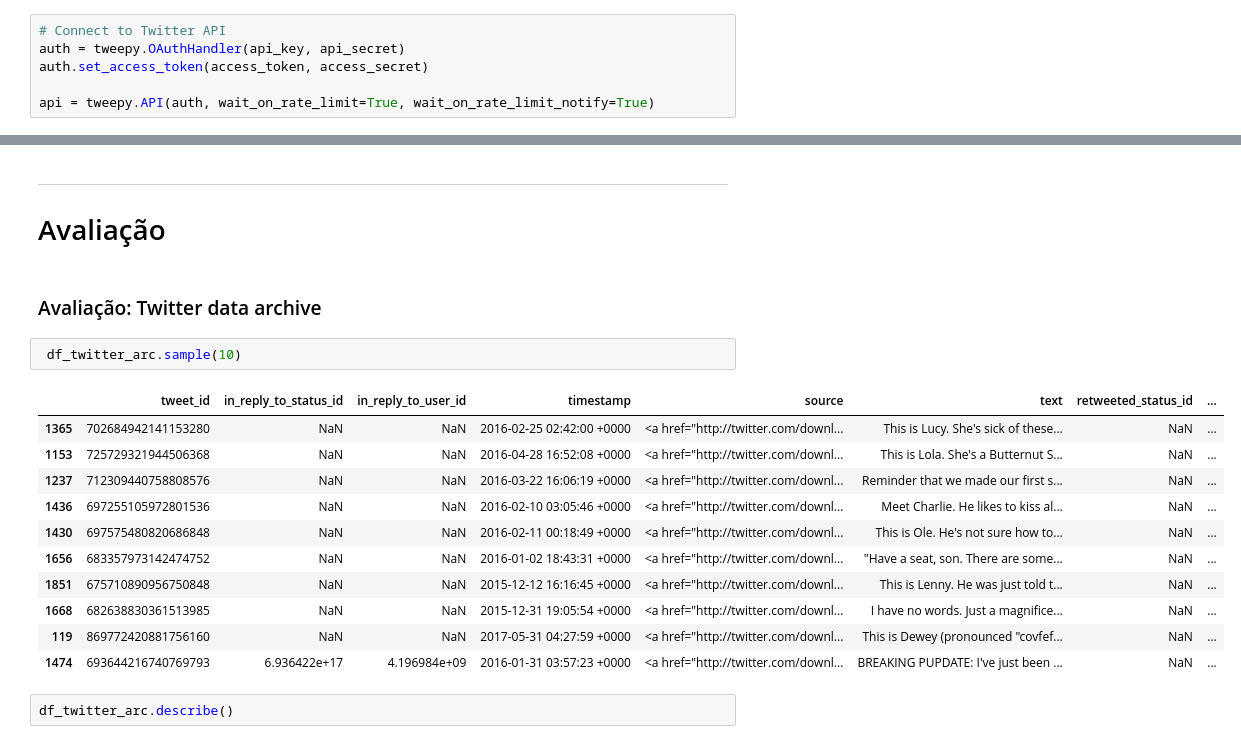
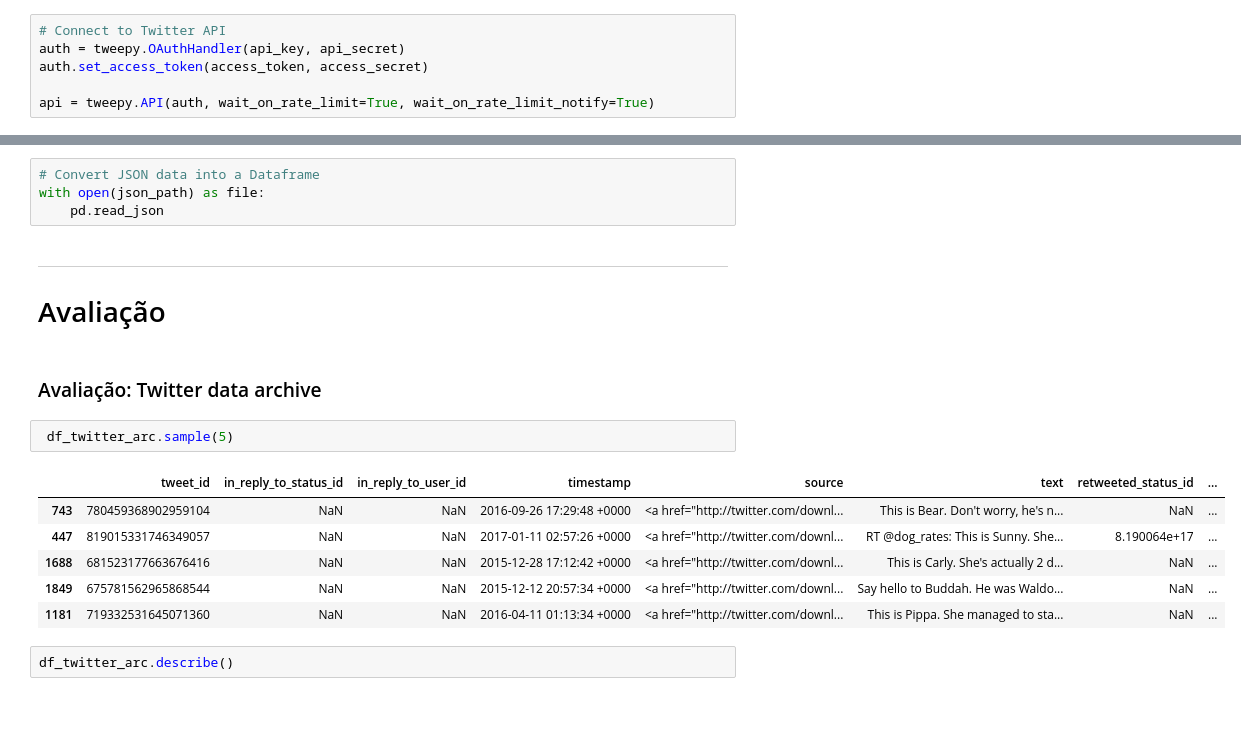
Before and after one commit to vitoralbano/ds-ii-weratedogs, a Jupyter notebook: wrangle_act.ipynb, the cells around one changed output, grey strips where cells are left out. Saved outputs shown, nothing was run; the diff lists cells and outputs as text; blank space fills up the shorter version.

```diff
--- a/wrangle_act.ipynb
+++ b/wrangle_act.ipynb
@@ -93,22 +95,22 @@ Rate limit reached. Sleeping for: 619
+# %%
+# Convert JSON data into a Dataframe
+with open(json_path) as file:
+    pd.read_json
 # %% [markdown]
 ------
+<a id="avaliacao"></a>
 # Avaliação
 # %% [markdown]
 ### Avaliação: Twitter data archive
 # %%
- df_twitter_arc.sample(10)
+ df_twitter_arc.sample(5)
 # %% [output]
 |  | tweet_id | in_reply_to_status_id | in_reply_to_user_id | timestamp | source | text | retweeted_status_id | ... |
-| 1365 | 702684942141153280 | NaN | NaN | 2016-02-25 02:42:00 +0000 | <a href="http://twitter.com/downl... | This is Lucy. She's sick of these... | NaN | ... |
-| 1153 | 725729321944506368 | NaN | NaN | 2016-04-28 16:52:08 +0000 | <a href="http://twitter.com/downl... | This is Lola. She's a Butternut S... | NaN | ... |
-| 1237 | 712309440758808576 | NaN | NaN | 2016-03-22 16:06:19 +0000 | <a href="http://twitter.com/downl... | Reminder that we made our first s... | NaN | ... |
-| 1436 | 697255105972801536 | NaN | NaN | 2016-02-10 03:05:46 +0000 | <a href="http://twitter.com/downl... | Meet Charlie. He likes to kiss al... | NaN | ... |
-| 1430 | 697575480820686848 | NaN | NaN | 2016-02-11 00:18:49 +0000 | <a href="http://twitter.com/downl... | This is Ole. He's not sure how to... | NaN | ... |
-| 1656 | 683357973142474752 | NaN | NaN | 2016-01-02 18:43:31 +0000 | <a href="http://twitter.com/downl... | "Have a seat, son. There are some... | NaN | ... |
-| 1851 | 675710890956750848 | NaN | NaN | 2015-12-12 16:16:45 +0000 | <a href="http://twitter.com/downl... | This is Lenny. He was just told t... | NaN | ... |
-| 1668 | 682638830361513985 | NaN | NaN | 2015-12-31 19:05:54 +0000 | <a href="http://twitter.com/downl... | I have no words. Just a magnifice... | NaN | ... |
-| 119 | 869772420881756160 | NaN | NaN | 2017-05-31 04:27:59 +0000 | <a href="http://twitter.com/downl... | This is Dewey (pronounced "covfef... | NaN | ... |
-| 1474 | 693644216740769793 | 6.936422e+17 | 4.196984e+09 | 2016-01-31 03:57:23 +0000 | <a href="http://twitter.com/downl... | BREAKING PUPDATE: I've just been ... | NaN | ... |
+| 743 | 780459368902959104 | NaN | NaN | 2016-09-26 17:29:48 +0000 | <a href="http://twitter.com/downl... | This is Bear. Don't worry, he's n... | NaN | ... |
+| 447 | 819015331746349057 | NaN | NaN | 2017-01-11 02:57:26 +0000 | <a href="http://twitter.com/downl... | RT @dog_rates: This is Sunny. She... | 8.190064e+17 | ... |
+| 1688 | 681523177663676416 | NaN | NaN | 2015-12-28 17:12:42 +0000 | <a href="http://twitter.com/downl... | This is Carly. She's actually 2 d... | NaN | ... |
+| 1849 | 675781562965868544 | NaN | NaN | 2015-12-12 20:57:34 +0000 | <a href="http://twitter.com/downl... | Say hello to Buddah. He was Waldo... | NaN | ... |
+| 1181 | 719332531645071360 | NaN | NaN | 2016-04-11 01:13:34 +0000 | <a href="http://twitter.com/downl... | This is Pippa. She managed to sta... | NaN | ... |
 # %%
 df_twitter_arc.describe()
 # %% [output]
```
Also changed, not shown: parts of 27 cells of this notebook.
